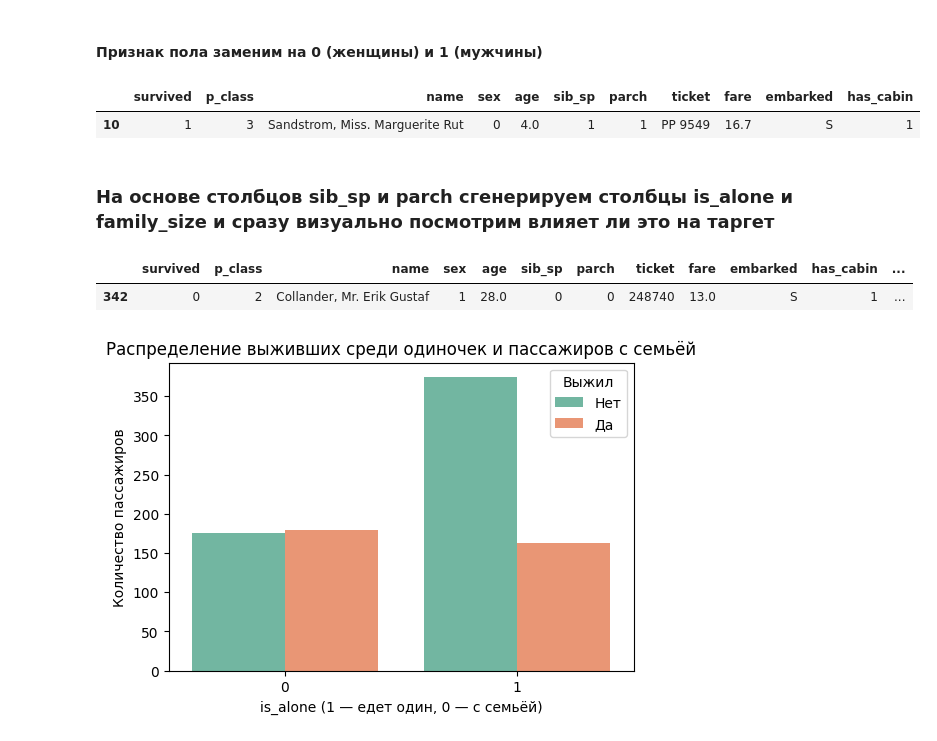
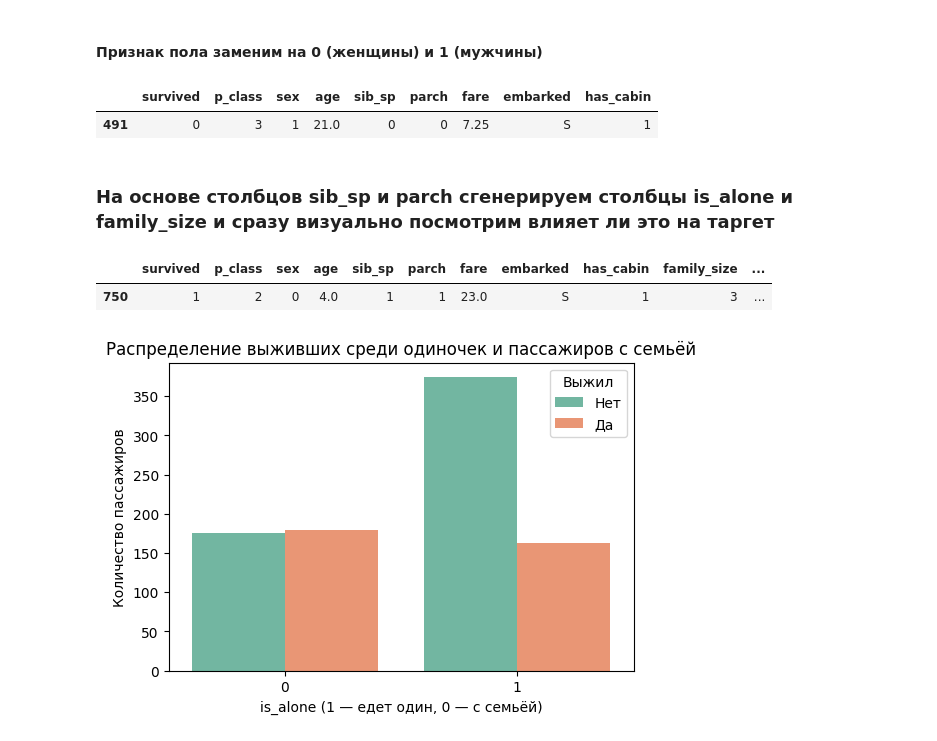
Before and after one commit to RuslGL/kaggle_practice, a Jupyter notebook: titanic/classic_ml.ipynb, the cells around one changed output. Cells and saved outputs as stored; diff of their text form; code cells hidden in the pictures.

```diff
--- a/titanic/classic_ml.ipynb
+++ b/titanic/classic_ml.ipynb
@@ -259,6 +337,0 @@ display('Доля выбросов в 1 классе =',  share)
-# %%
-try:
-    data = data.drop('id', axis=1)
-except:
-    pass
-data.sample()
@@ -416,17 +488,15 @@ None
 # %% [markdown]
 #### Признак пола заменим на 0 (женщины) и 1 (мужчины)
 # %%
-try:
-    data = data.drop(['ticket', 'name', 'id'],axis=1)
-except:
-    pass
+data = data.drop(['ticket', 'name', 'id'],axis=1)
+
 
 data.sex = np.where(data.sex=='male', 1, 0)
 
 data.sample()
 # %% [output]
-|  | survived | p_class | name | sex | age | sib_sp | parch | ticket | fare | embarked | has_cabin |
-| 10 | 1 | 3 | Sandstrom, Miss. Marguerite Rut | 0 | 4.0 | 1 | 1 | PP 9549 | 16.7 | S | 1 |
+|  | survived | p_class | sex | age | sib_sp | parch | fare | embarked | has_cabin |
+| 491 | 0 | 3 | 1 | 21.0 | 0 | 0 | 7.25 | S | 1 |
 # %% [markdown]
 ### На основе столбцов sib_sp и parch сгенерируем столбцы is_alone и family_size и сразу визуально посмотрим влияет ли это на таргет
 # %%
@@ -435,8 +505,8 @@ data['is_alone'] = np.where(data.family_size==1, 1, 0)
 
 data.sample()
 # %% [output]
-|  | survived | p_class | name | sex | age | sib_sp | parch | ticket | fare | embarked | has_cabin | ... |
-| 342 | 0 | 2 | Collander, Mr. Erik Gustaf | 1 | 28.0 | 0 | 0 | 248740 | 13.0 | S | 1 | ... |
+|  | survived | p_class | sex | age | sib_sp | parch | fare | embarked | has_cabin | family_size | ... |
+| 750 | 1 | 2 | 0 | 4.0 | 1 | 1 | 23.0 | S | 1 | 3 | ... |
 # %%
 plt.figure(figsize=(6, 4))
 sns.countplot(
```
Also changed, not shown: parts of 50 cells of this notebook.
